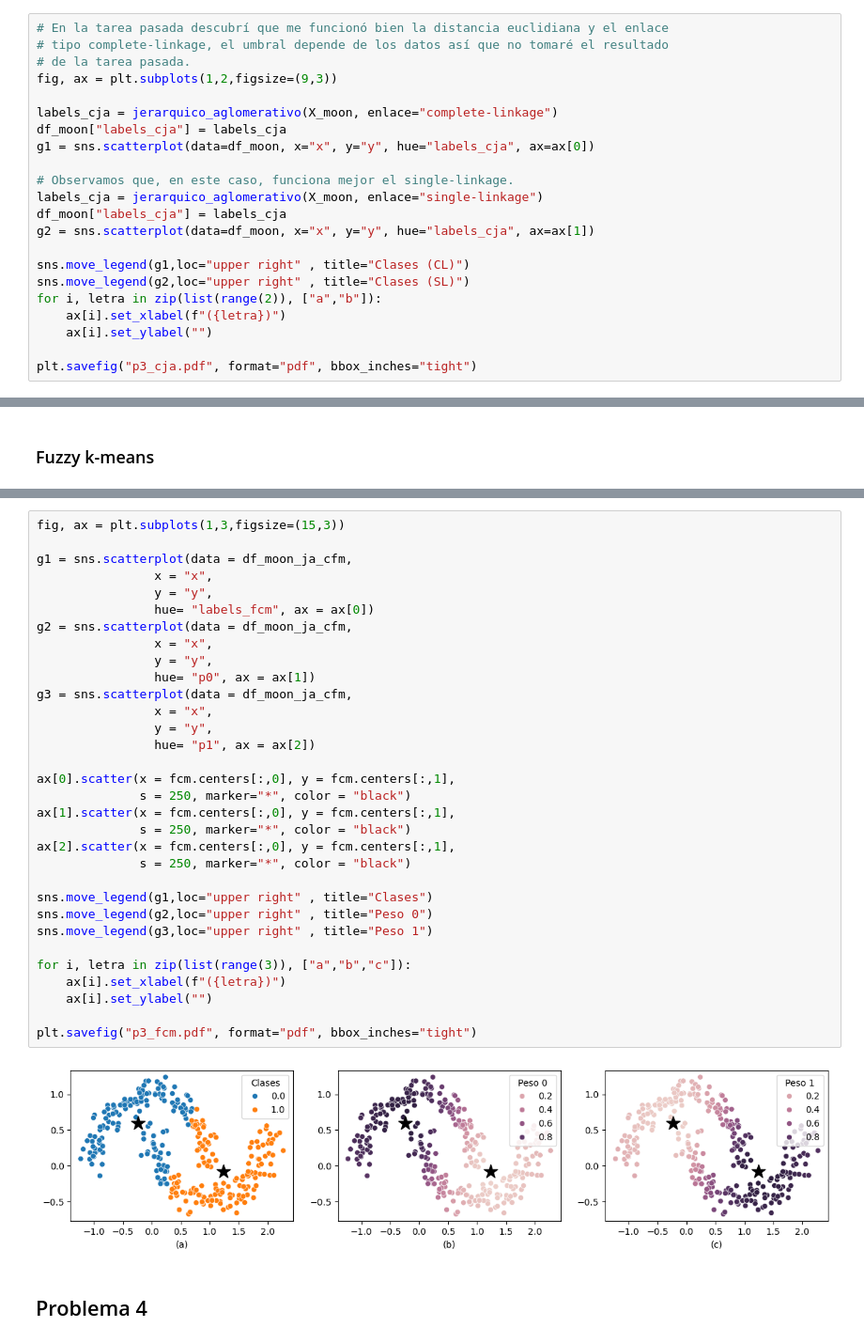
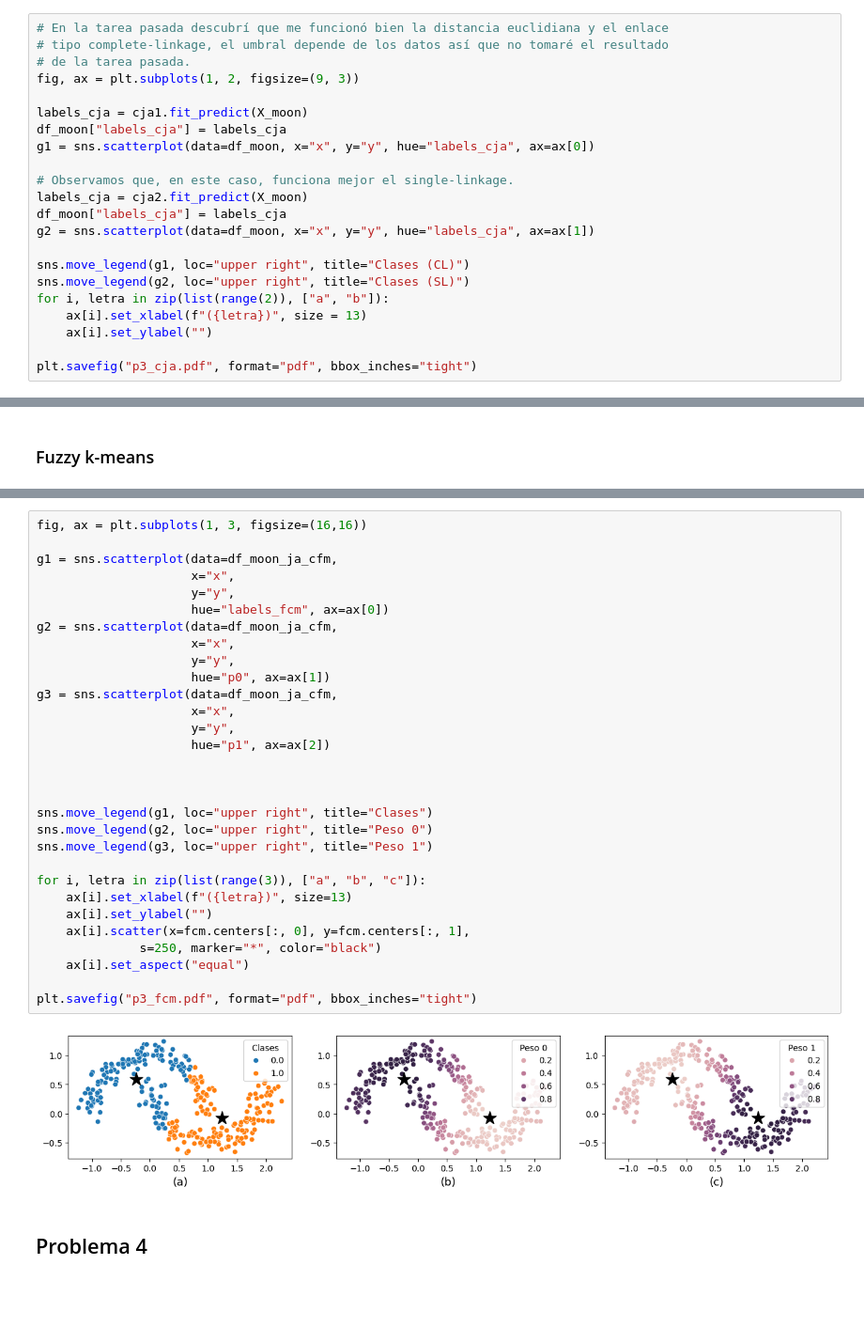
Before and after one commit to Gustavo-HA/MCE-Segundo_Semestre, a Jupyter notebook: Ciencia de Datos/Tareas/Tarea2/Tarea2.ipynb, the cells around one changed output, grey strips where cells are left out. Shown at 94% size. Saved outputs shown, nothing was run; the diff lists cells and outputs as text; blank space fills up the shorter version.

```diff
--- a/Ciencia de Datos/Tareas/Tarea2/Tarea2.ipynb
+++ b/Ciencia de Datos/Tareas/Tarea2/Tarea2.ipynb
@@ -58,21 +115,21 @@ plt.plot()
 # En la tarea pasada descubrí que me funcionó bien la distancia euclidiana y el enlace
 # tipo complete-linkage, el umbral depende de los datos así que no tomaré el resultado
 # de la tarea pasada.
-fig, ax = plt.subplots(1,2,figsize=(9,3))
+fig, ax = plt.subplots(1, 2, figsize=(9, 3))
 
-labels_cja = jerarquico_aglomerativo(X_moon, enlace="complete-linkage")
+labels_cja = cja1.fit_predict(X_moon)
 df_moon["labels_cja"] = labels_cja
 g1 = sns.scatterplot(data=df_moon, x="x", y="y", hue="labels_cja", ax=ax[0])
 
 # Observamos que, en este caso, funciona mejor el single-linkage.
-labels_cja = jerarquico_aglomerativo(X_moon, enlace="single-linkage")
+labels_cja = cja2.fit_predict(X_moon)
 df_moon["labels_cja"] = labels_cja
 g2 = sns.scatterplot(data=df_moon, x="x", y="y", hue="labels_cja", ax=ax[1])
 
-sns.move_legend(g1,loc="upper right" , title="Clases (CL)")
-sns.move_legend(g2,loc="upper right" , title="Clases (SL)")
-for i, letra in zip(list(range(2)), ["a","b"]):
-    ax[i].set_xlabel(f"({letra})")
+sns.move_legend(g1, loc="upper right", title="Clases (CL)")
+sns.move_legend(g2, loc="upper right", title="Clases (SL)")
+for i, letra in zip(list(range(2)), ["a", "b"]):
+    ax[i].set_xlabel(f"({letra})", size = 13)
     ax[i].set_ylabel("")
 
 plt.savefig("p3_cja.pdf", format="pdf", bbox_inches="tight")
@@ -91,37 +148,35 @@ df_moon_ja_cfm = pd.DataFrame(np.concatenate([df_moon,probs,lab], axis = 1),
 # %%
-fig, ax = plt.subplots(1,3,figsize=(15,3))
+fig, ax = plt.subplots(1, 3, figsize=(16,16))
 
-g1 = sns.scatterplot(data = df_moon_ja_cfm,
-                x = "x",
-                y = "y",
-                hue= "labels_fcm", ax = ax[0])
-g2 = sns.scatterplot(data = df_moon_ja_cfm,
-                x = "x",
-                y = "y",
-                hue= "p0", ax = ax[1])
-g3 = sns.scatterplot(data = df_moon_ja_cfm,
-                x = "x",
-                y = "y",
-                hue= "p1", ax = ax[2])
+g1 = sns.scatterplot(data=df_moon_ja_cfm,
+                     x="x",
+                     y="y",
+                     hue="labels_fcm", ax=ax[0])
+g2 = sns.scatterplot(data=df_moon_ja_cfm,
+                     x="x",
+                     y="y",
+                     hue="p0", ax=ax[1])
+g3 = sns.scatterplot(data=df_moon_ja_cfm,
+                     x="x",
+                     y="y",
+                     hue="p1", ax=ax[2])
 
-ax[0].scatter(x = fcm.centers[:,0], y = fcm.centers[:,1],
-              s = 250, marker="*", color = "black")
-ax[1].scatter(x = fcm.centers[:,0], y = fcm.centers[:,1],
-              s = 250, marker="*", color = "black")
-ax[2].scatter(x = fcm.centers[:,0], y = fcm.centers[:,1],
-              s = 250, marker="*", color = "black")
 
-sns.move_legend(g1,loc="upper right" , title="Clases")
-sns.move_legend(g2,loc="upper right" , title="Peso 0")
-sns.move_legend(g3,loc="upper right" , title="Peso 1")
 
-for i, letra in zip(list(range(3)), ["a","b","c"]):
-    ax[i].set_xlabel(f"({letra})")
+sns.move_legend(g1, loc="upper right", title="Clases")
+sns.move_legend(g2, loc="upper right", title="Peso 0")
+sns.move_legend(g3, loc="upper right", title="Peso 1")
+
+for i, letra in zip(list(range(3)), ["a", "b", "c"]):
+    ax[i].set_xlabel(f"({letra})", size=13)
     ax[i].set_ylabel("")
+    ax[i].scatter(x=fcm.centers[:, 0], y=fcm.centers[:, 1],
+              s=250, marker="*", color="black")
+    ax[i].set_aspect("equal")
 
 plt.savefig("p3_fcm.pdf", format="pdf", bbox_inches="tight")
 # %% [output]
-[figure, old version]
+[figure, new version]
 # %% [markdown]
 ## Problema 4
 # %%
```
Also changed, not shown: parts of 18 cells of this notebook, 1 other file.
